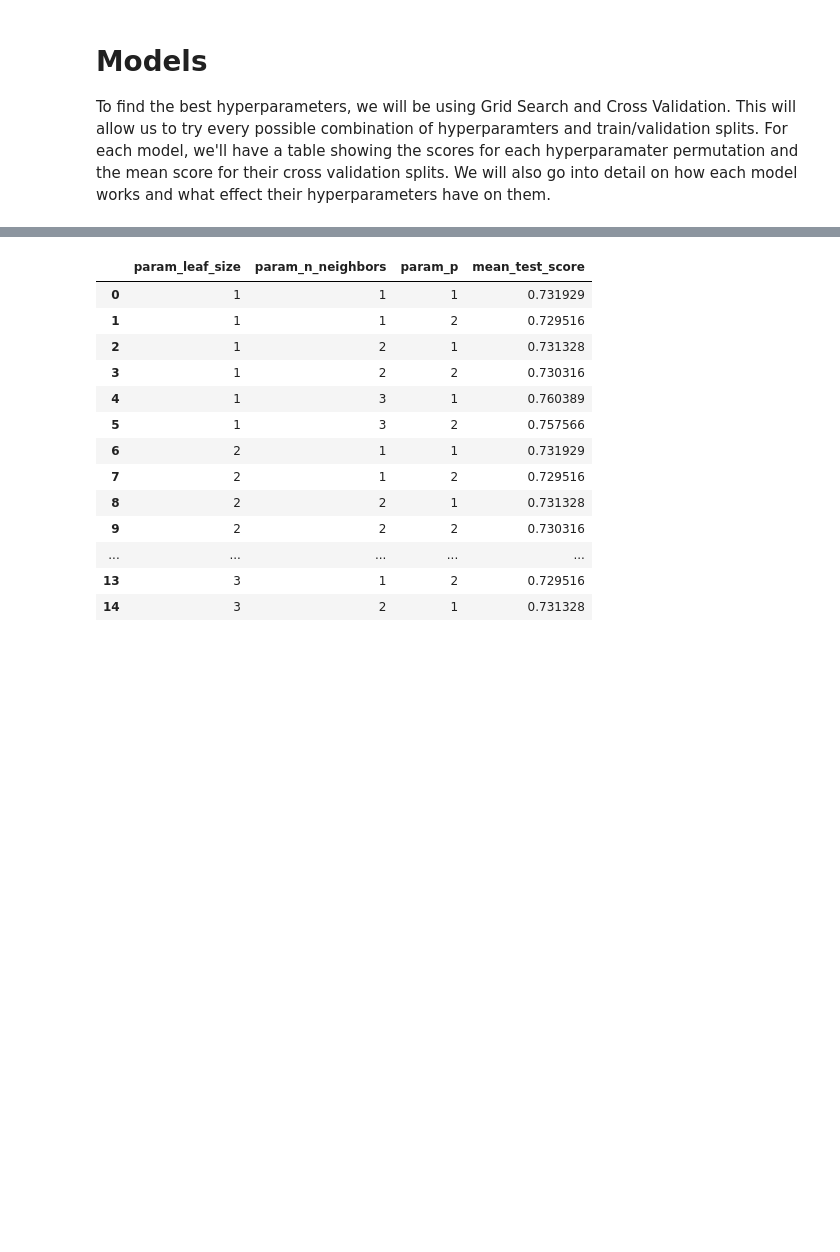
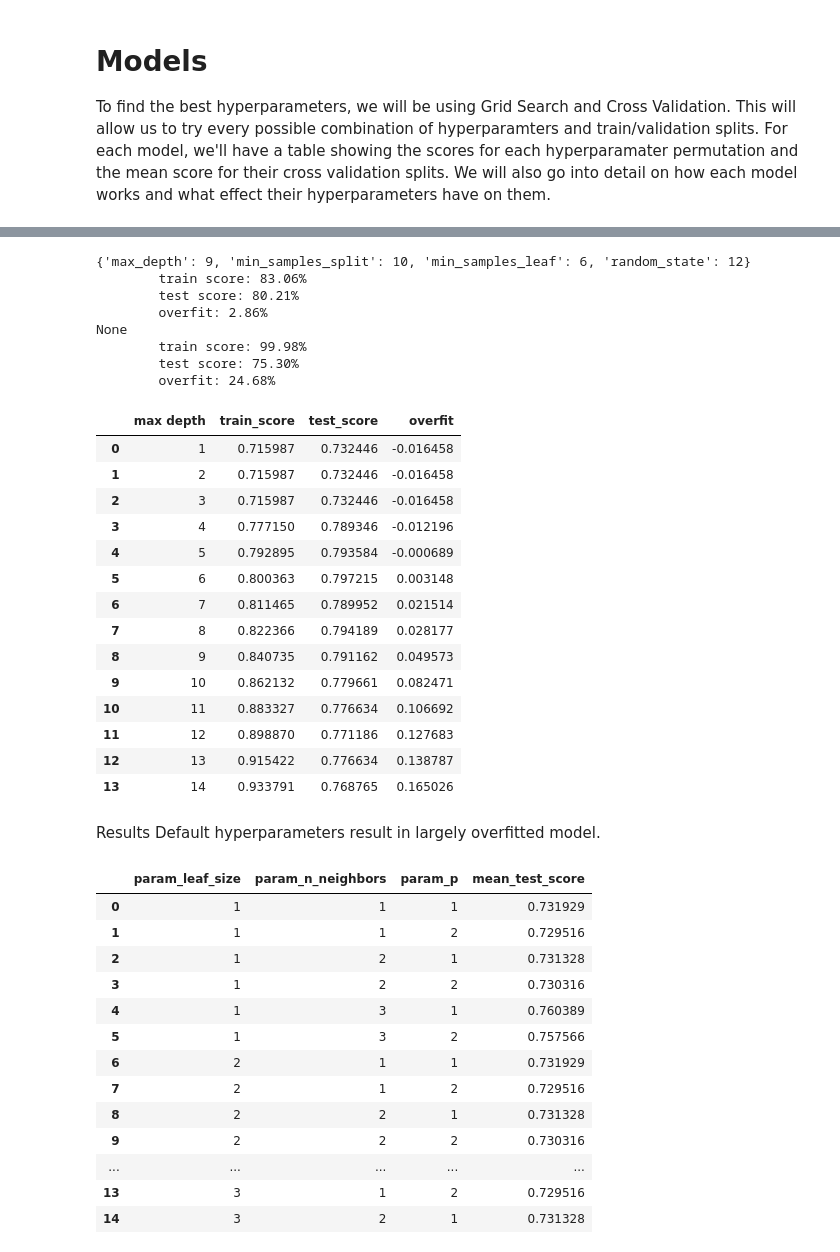
Before and after one commit to dpatularu/ai-final-project, a Jupyter notebook: final.ipynb, the cells around one changed output, grey strips where cells are left out. Cells and saved outputs as stored; diff of their text form; code cells hidden in the pictures; blank space fills up the shorter version.

```diff
--- a/final.ipynb
+++ b/final.ipynb
@@ -179,3 +177,72 @@ dt_model_scores[['param_max_depth', 'param_max_leaf_nodes', 'param_min_samples_l
+# %%
+
+def print_scores(hyperparameters=None):
+    if isinstance(hyperparameters, dict):
+        dt_model = DecisionTreeClassifier(**hyperparameters)
+    else:
+        dt_model = DecisionTreeClassifier()
+
+    dt_model.fit(train_X, train_y)
+
+    train_score = accuracy_score(dt_model.predict(train_X), train_y)
+    test_score = dt_model.score(val_X, val_y)
+    overfit = train_score - test_score
+
+    print(hyperparameters)
+    print("\ttrain score: {:.2f}%".format(train_score * 100))
+    print("\ttest score: {:.2f}%".format(test_score* 100))
+    print("\toverfit: {:.2f}%".format((train_score - test_score) * 100))
+
+def test_max_depth(md: int):
+    dt_model = DecisionTreeClassifier(max_depth=md, random_state=12)
+    dt_model.fit(train_X, train_y)
+    train_score = accuracy_score(dt_model.predict(train_X), train_y)
+    test_score = dt_model.score(val_X, val_y)
+    overfit = train_score - test_score
+    return {"max depth": md, "train_score": train_score, "test_score": test_score, "overfit": overfit}
+# %%
+p1 = {
+    'max_depth': 9,
+    'min_samples_split': 10,
+    'min_samples_leaf': 6,
+    "random_state": 12
+}
+
+print_scores(p1)
+print_scores()
+
+df = pd.DataFrame([test_max_depth(md) for md in range(1, 15)])
+df
+
+plt.figure()
+plt.plot
+# %% [output]
+{'max_depth': 9, 'min_samples_split': 10, 'min_samples_leaf': 6, 'random_state': 12}
+        train score: 83.06%
+        test score: 80.21%
+        overfit: 2.86%
+None
+        train score: 99.98%
+        test score: 75.30%
+        overfit: 24.68%
+|  | max depth | train_score | test_score | overfit |
+| 0 | 1 | 0.715987 | 0.732446 | -0.016458 |
+| 1 | 2 | 0.715987 | 0.732446 | -0.016458 |
+| 2 | 3 | 0.715987 | 0.732446 | -0.016458 |
+| 3 | 4 | 0.777150 | 0.789346 | -0.012196 |
+| 4 | 5 | 0.792895 | 0.793584 | -0.000689 |
+| 5 | 6 | 0.800363 | 0.797215 | 0.003148 |
+| 6 | 7 | 0.811465 | 0.789952 | 0.021514 |
+| 7 | 8 | 0.822366 | 0.794189 | 0.028177 |
+| 8 | 9 | 0.840735 | 0.791162 | 0.049573 |
+| 9 | 10 | 0.862132 | 0.779661 | 0.082471 |
+| 10 | 11 | 0.883327 | 0.776634 | 0.106692 |
+| 11 | 12 | 0.898870 | 0.771186 | 0.127683 |
+| 12 | 13 | 0.915422 | 0.776634 | 0.138787 |
+| 13 | 14 | 0.933791 | 0.768765 | 0.165026 |
+# %% [markdown]
+Results
+    Default hyperparameters result in largely overfitted model.
 # %%
 #K-nearest neighbors
 
```
Also changed, not shown: parts of 2 cells of this notebook, 2 other files.
